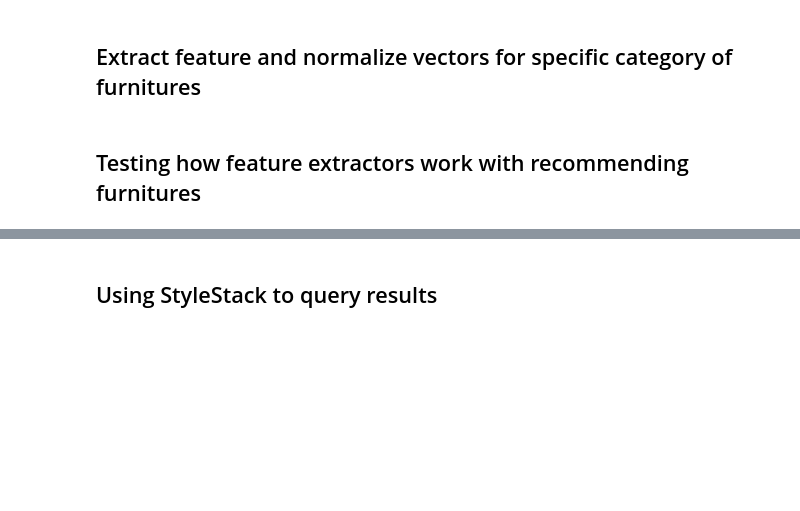
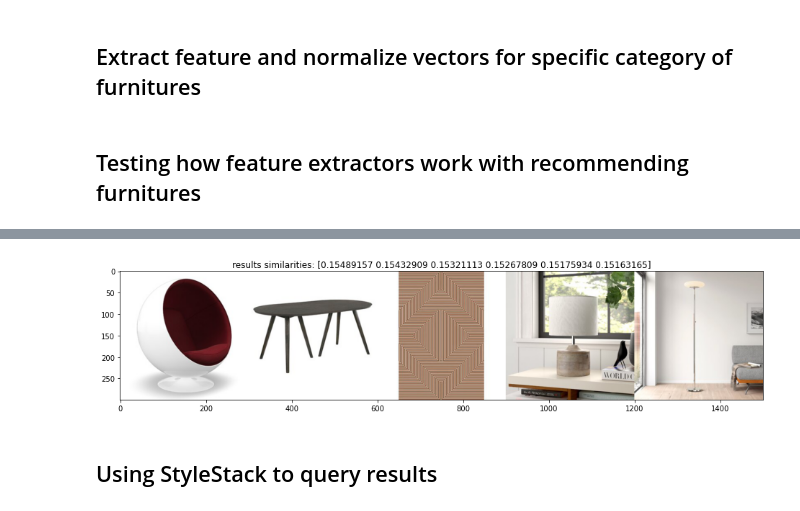
Before and after one commit to kimtaeuk1995/MODERN, a Jupyter notebook: recommendations.ipynb, the cells around one changed output, grey strips where cells are left out. Cells and saved outputs as stored; diff of their text form; code cells hidden in the pictures; blank space fills up the shorter version.

```diff
--- a/recommendations.ipynb
+++ b/recommendations.ipynb
@@ -390,3 +382,10 @@ similarity_search(V_1_norm_lamp, compare, file_mapping_lamp)
+# %%
+compare = preprocessing.normalize(
+        fc1_extractor.predict(image_upload(Image.open('test/test3.jpg'), model.input_shape[1:3])[1]), norm="l2",
+    ).reshape(4096,)
+similarity_search(V_1_norm, compare, file_mapping)
+# %% [output]
+[figure, added]
 # %% [markdown]
 ## Using StyleStack to query results
 # %%
```
Also changed, not shown: parts of 4 cells of this notebook, 1 other file.
